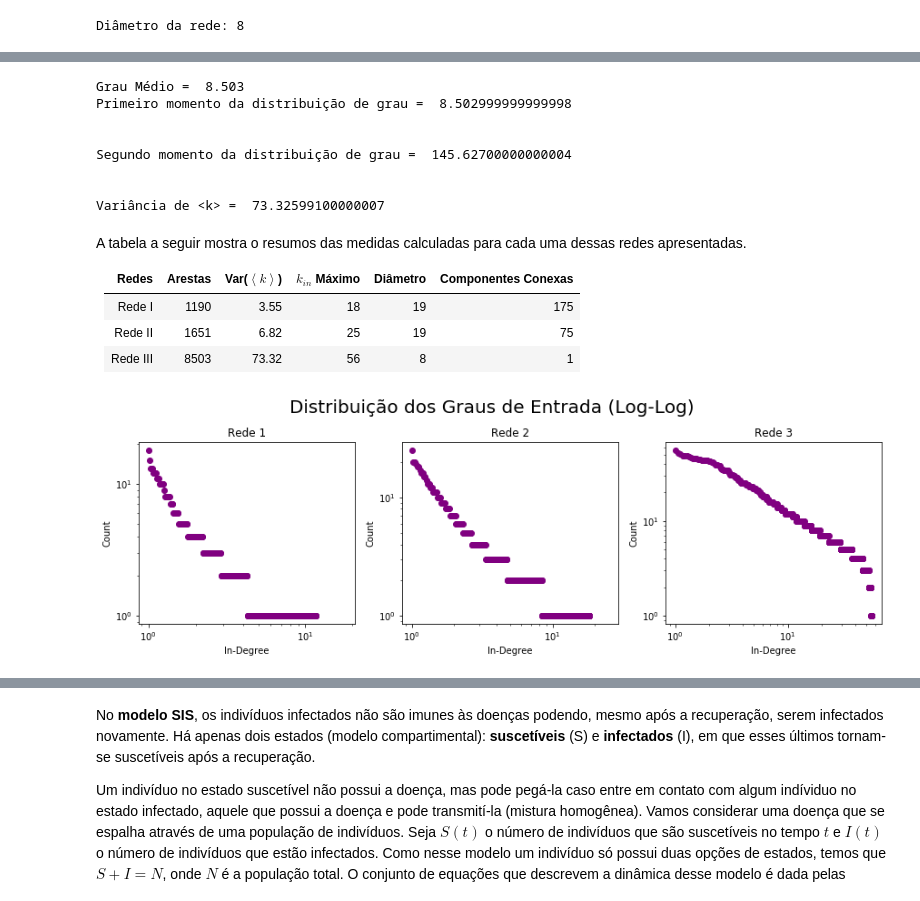
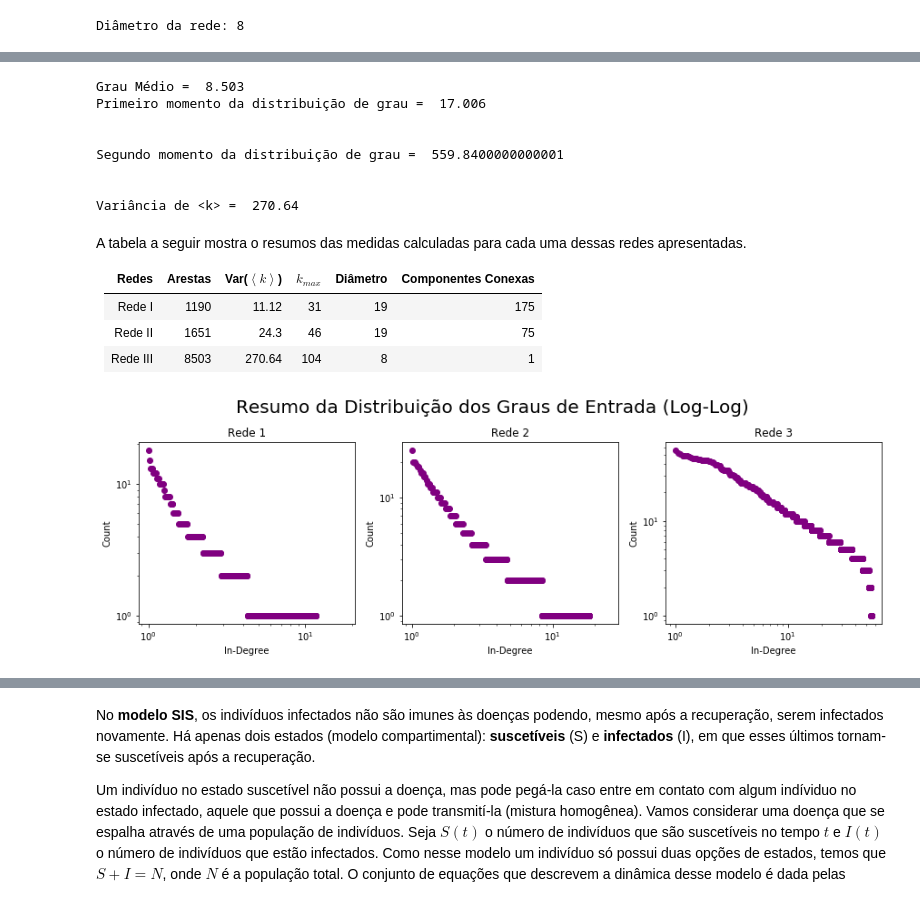
Before and after one commit to anacwagner/FGV_EMAp_Mestrado, a Jupyter notebook: Redes-Complexas-2019/Trabalho Redes - Respostas.ipynb, the cells around one changed output, grey strips where cells are left out. Saved outputs shown, nothing was run; the diff lists cells and outputs as text; code cells hidden in the pictures.

```diff
--- a/Redes-Complexas-2019/Trabalho Redes - Respostas.ipynb
+++ b/Redes-Complexas-2019/Trabalho Redes - Respostas.ipynb
@@ -391,23 +384,23 @@ plot_in_degree_distribution(V3,'Rede III')
 # %%
 # O primeiro momento é igual ao grau médio da rede
-m1 = momment_of_degree_distribution(V3,1,'in')
+m1 = momment_of_degree_distribution(V3,1)
 vk = list(dict(V3.in_degree()).values())
 print("Grau Médio = ", np.mean(vk))
 print("Primeiro momento da distribuição de grau = ", m1)
 print('\n')
 
 # Variância de <k>
-m2 = momment_of_degree_distribution(V3,2,'in')
+m2 = momment_of_degree_distribution(V3,2)
 print("Segundo momento da distribuição de grau = ", m2)
 print('\n')
-variance = m2 - m1**2
+variance = round(m2 - m1**2,2)
 print("Variância de <k> = ", variance)
 # %% [output]
 Grau Médio =  8.503
-Primeiro momento da distribuição de grau =  8.502999999999998
+Primeiro momento da distribuição de grau =  17.006
 
 
-Segundo momento da distribuição de grau =  145.62700000000004
+Segundo momento da distribuição de grau =  559.8400000000001
 
 
-Variância de <k> =  73.32599100000007
+Variância de <k> =  270.64
@@ -418,22 +407,22 @@ Variância de <k> =  73.32599100000007
 # %% [markdown]
 A tabela a seguir mostra o resumos das medidas calculadas para cada uma dessas redes apresentadas.
 
-| Redes 	| Arestas 	| Var($\left\langle k\right\rangle$) 	| $k_{in}$ Máximo 	| Diâmetro 	| Componentes Conexas 	|
-|:--------:	|---------	|:----------------------------------:	|:---------------:	|:--------:	|:-------------------:	|
-| Rede I 	| 1190 	| 3.55 	| 18 	| 19 	| 175 	|
-| Rede II 	| 1651 	| 6.82 	| 25 	| 19 	| 75 	|
-| Rede III 	| 8503 	| 73.32 	| 56 	| 8 	| 1 	|
+|   Redes  	| Arestas 	| Var($\left\langle k\right\rangle$) 	| $k_{max}$ 	| Diâmetro 	| Componentes Conexas 	|
+|:--------:	|---------	|:----------------------------------:	|:---------:	|:--------:	|:-------------------:	|
+|  Rede I  	|   1190  	|                11.12               	|     31    	|    19    	|         175         	|
+|  Rede II 	|   1651  	|                24.3                	|     46    	|    19    	|          75         	|
+| Rede III 	|   8503  	|               270.64               	|    104    	|     8    	|          1          	|
 # %%
 fig, axs = plt.subplots(1,3, figsize=(12, 4), constrained_layout=True)
-fig.suptitle('Distribuição dos Graus de Entrada (Log-Log)', fontsize=20)
+fig.suptitle('Resumo da Distribuição dos Graus de Entrada (Log-Log)', fontsize=20)
 V = [V1, V2 ,V3]
 axs = axs.ravel()
 for i in range(3):
     degree_sequence=sorted(dict(V[i].in_degree).values(),reverse=True)
     x = list(np.linspace(1,max(degree_sequence),len(degree_sequence)))
     axs[i].loglog(x, degree_sequence, 'p',  marker='o', color = "purple")
     axs[i].set_title('Rede ' + str(i+1))
     axs[i].set_xlabel('In-Degree')
     axs[i].set_ylabel('Count')
 # %% [output]
-[figure, old version]
+[figure, new version]
```
Also changed, not shown: parts of 43 cells of this notebook.
